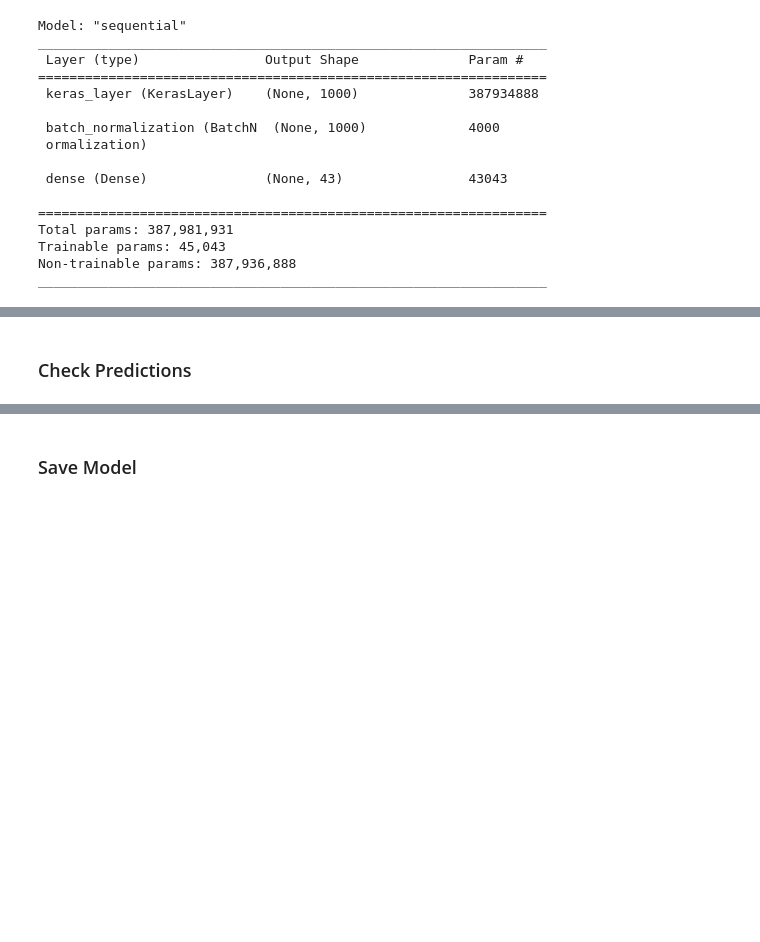
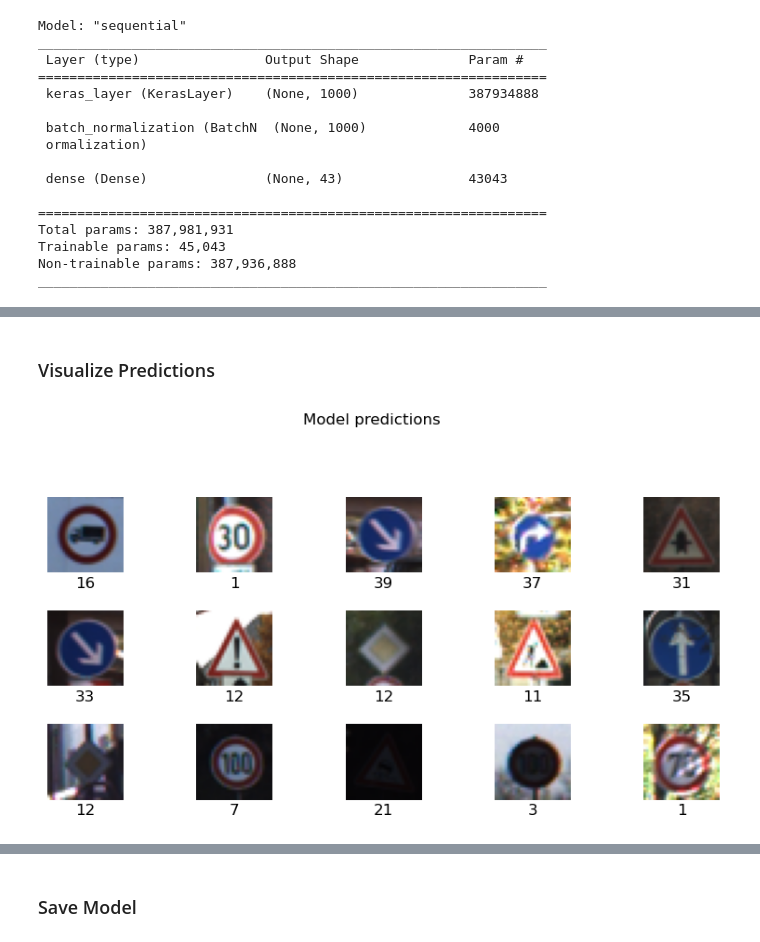
Before and after one commit to JesperIsacson/Embedded_A1, a Jupyter notebook: Assigment 2/problem1.ipynb, the cells around one changed output, grey strips where cells are left out. Drawn from its saved outputs; the diff is of its cells as text; code cells hidden in the pictures; blank space fills up the shorter version.

```diff
--- a/Assigment 2/problem1.ipynb
+++ b/Assigment 2/problem1.ipynb
@@ -214,13 +227,16 @@ acc
 pred_df = pd.DataFrame(pred)
 pred_df.to_csv("preds.csv")
 # %% [markdown]
-### Check Predictions
+### Visualize Predictions
 # %%
-#plt.figure(figsize=(10,9))
-#plt.subplots_adjust(hspace=0.5)
-#for n in range(15):
-#  plt.subplot(6,5, n+1)
-#  plt.imshow(test_ds[n])
-#  plt.imshow()
-#  plt.axis('off')
-#_ = plt.suptitle("Model predictions")
+#Sample first 15 images and visualize the models predictions on those samples
+plt.figure(figsize=(10,9))
+plt.subplots_adjust(hspace=0.5)
+for n in range(15):
+  plt.subplot(6,5, n+1)
+  plt.imshow(X_test[n])
+  plt.axis('off')
+  plt.text(0.5, -0.2, pred[n], size=12, ha='center', transform=plt.gca().transAxes)
+_ = plt.suptitle("Model predictions")
+# %% [output]
+[figure, added]
```
Also changed, not shown: parts of 21 cells of this notebook, 2 other files.
